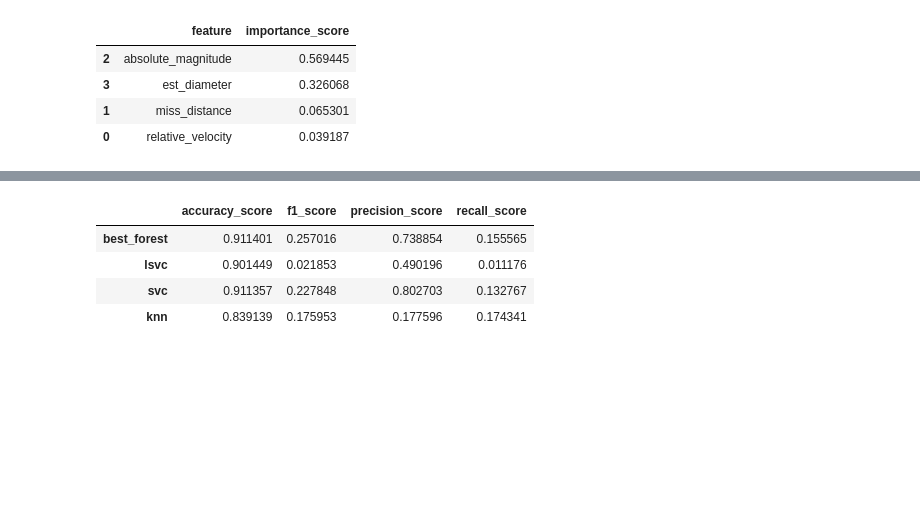
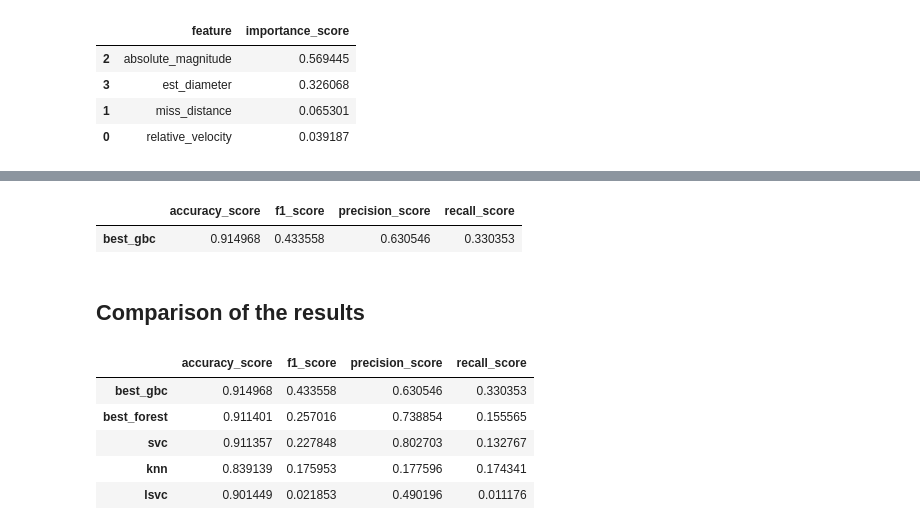
Before and after one commit to gselivirov/NASA_classifiers, a Jupyter notebook: NASA_Forest.ipynb, the cells around one changed output, grey strips where cells are left out. Drawn from its saved outputs; the diff is of its cells as text; code cells hidden in the pictures; blank space fills up the shorter version.

Commit message:
Added gradient boosting classifier

```diff
--- a/NASA_Forest.ipynb
+++ b/NASA_Forest.ipynb
@@ -461,0 +464,8 @@ importance_df.sort_values("importance_score", ascending=False)
+# %%
+gbc = ensemble.GradientBoostingClassifier(random_state=5)
+gbc_params = {"max_depth": range(1,6),
+              "learning_rate": np.arange(0.1,1.1,0.2),
+              "n_estimators": range(50,101,10)}
+grid_gbc = mls.RandomizedSearchCV(gbc, gbc_params, cv=5, scoring="f1")
+# %%
+grid_gbc.fit(X_train,y_train)
@@ -461,0 +478,3 @@ importance_df.sort_values("importance_score", ascending=False)
+# %%
+best_gbc = grid_gbc.best_estimator_
+gbc_pred = best_gbc.predict(X_test)
@@ -462,8 +492,21 @@ importance_df.sort_values("importance_score", ascending=False)
+# %%
+best_gbc_metrics = pd.DataFrame({"accuracy_score" : best_gbc.score(X_test, y_test),
+                            "f1_score" : metrics.f1_score(y_test,gbc_pred),
+                            "precision_score" : metrics.precision_score(y_test,gbc_pred),
+                            "recall_score" : metrics.recall_score(y_test,gbc_pred)},
+                           index=["best_gbc"])
+best_gbc_metrics
+# %% [output]
+|  | accuracy_score | f1_score | precision_score | recall_score |
+| best_gbc | 0.914968 | 0.433558 | 0.630546 | 0.330353 |
+# %% [markdown]
+## Comparison of the results
 # %%
-best_forest_metrics.append([lsvc_metrics,svc_metrics,knn_metrics])
+best_forest_metrics.append([lsvc_metrics,svc_metrics,knn_metrics,best_gbc_metrics]).sort_values("f1_score", ascending = False)
 # %% [output]
 |  | accuracy_score | f1_score | precision_score | recall_score |
+| best_gbc | 0.914968 | 0.433558 | 0.630546 | 0.330353 |
 | best_forest | 0.911401 | 0.257016 | 0.738854 | 0.155565 |
-| lsvc | 0.901449 | 0.021853 | 0.490196 | 0.011176 |
 | svc | 0.911357 | 0.227848 | 0.802703 | 0.132767 |
 | knn | 0.839139 | 0.175953 | 0.177596 | 0.174341 |
+| lsvc | 0.901449 | 0.021853 | 0.490196 | 0.011176 |
```
Also changed, not shown: parts of 3 cells of this notebook.
